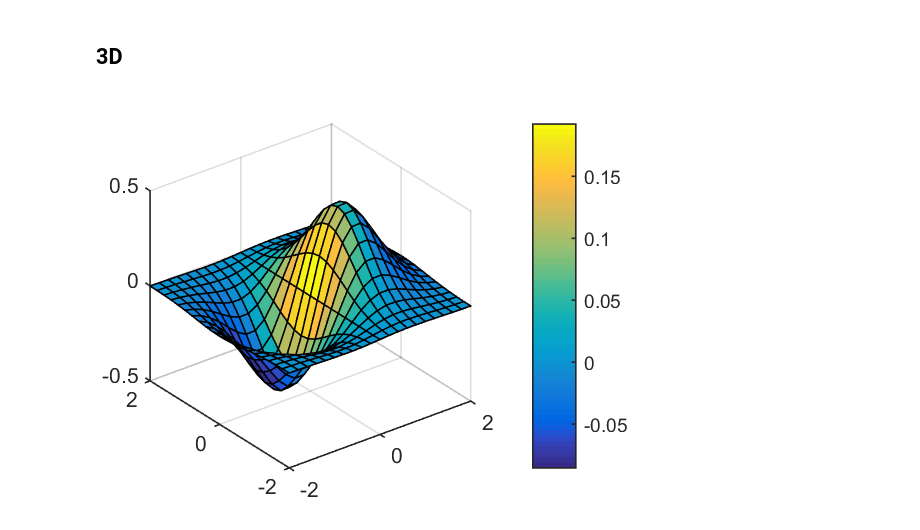
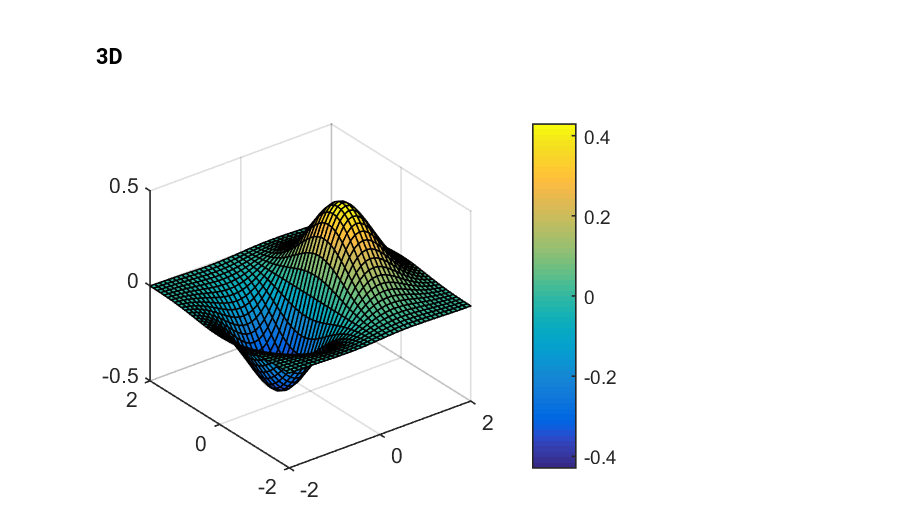
Before and after one commit to aditya95sriram/octave_tut, a Jupyter notebook: Sanket.ipynb, the cells around one changed output. Saved outputs shown, nothing was run; the diff lists cells and outputs as text; code cells hidden in the pictures.

```diff
--- a/Sanket.ipynb
+++ b/Sanket.ipynb
@@ -99,12 +126,12 @@ plot(x, x.^3);
 # %%
 clear all
 close all
-[x,y] = meshgrid([-2:.2:2]); % set up 2-D plane
+[x,y] = meshgrid([-2:.1:2]); % set up 2-D plane
 Z = x.*exp(-x.^2-y.^2); % plot 3rd dimension on plane
 figure
-surf(x,y,Z,gradient(Z)) % surface plot, with gradient(Z)
+surf(x, y, Z) % surface plot, with gradient(Z)
 % determining color distribution
 colorbar % display color scale, can adjust
 % location similarly to legend
 # %% [output]
-[figure, old version]
+[figure, new version]
```
Also changed, not shown: parts of 22 cells of this notebook, 2 other files.
